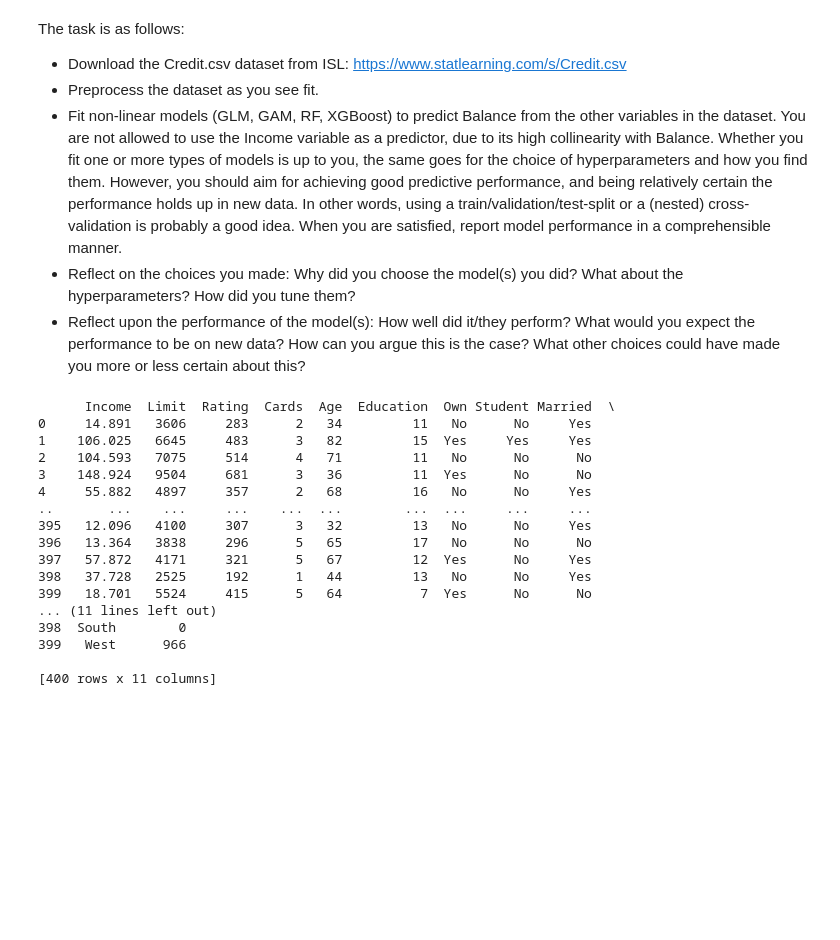
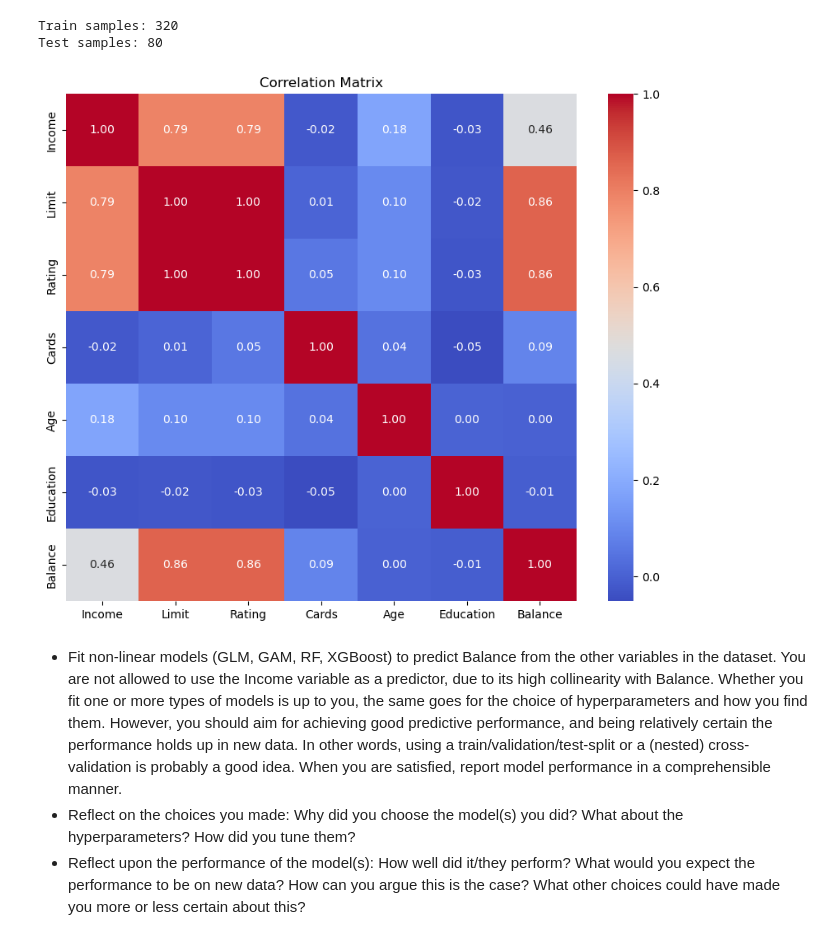
Before and after one commit to qiqin4/PSY9511, a Jupyter notebook: Assignment5.ipynb, the cells around one changed output. Cells and saved outputs as stored; diff of their text form; code cells hidden in the pictures; blank space fills up the shorter version.

```diff
--- a/Assignment5.ipynb
+++ b/Assignment5.ipynb
@@ -0,0 +5,13 @@
+# %%
+import numpy as np
+import pandas as pd
+import matplotlib.pyplot as plt
+
+# 1. Load the dataset
+df = pd.read_csv("https://www.statlearning.com/s/Credit.csv")
+
+# 2. inspect the dataframe
+print(df.head())
+print(df.info())
+print(df.describe())
+df.isnull().sum()
@@ -1,31 +48,28 @@
+# %%
+# 3. split the dataset into training and testing set
+np.random.seed(42)
+df = df.sample(frac=1.)
+train = df[:int(len(df) * 0.8)]
+test = df[int(len(df) * 0.8):]
+print(f'Train samples: {len(train)}')
+print(f'Test samples: {len(test)}')
+
+# 4: check the correlation between features
+import seaborn as sns
+import matplotlib.pyplot as plt
+
+corr = df.corr(numeric_only=True)
+plt.figure(figsize=(10, 8))
+sns.heatmap(corr, annot=True, cmap='coolwarm', fmt=".2f")
+plt.title("Correlation Matrix")
+plt.show()
+
+# 5: standardize the predictors?
+# %% [output]
+Train samples: 320
+Test samples: 80
+[figure, added]
 # %% [markdown]
-The task is as follows:
-- Download the Credit.csv dataset from ISL: https://www.statlearning.com/s/Credit.csv
-- Preprocess the dataset as you see fit.
 - Fit non-linear models (GLM, GAM, RF, XGBoost) to predict Balance from the other variables in the dataset. You are not allowed to use the Income variable as a predictor, due to its high collinearity with Balance. Whether you fit one or more types of models is up to you, the same goes for the choice of hyperparameters and how you find them. However, you should aim for achieving good predictive performance, and being relatively certain the performance holds up in new data. In other words, using a train/validation/test-split or a (nested) cross-validation is probably a good idea. When you are satisfied, report model performance in a comprehensible manner.
 - Reflect on the choices you made: Why did you choose the model(s) you did? What about the hyperparameters? How did you tune them?
 - Reflect upon the performance of the model(s): How well did it/they perform? What would you expect the performance to be on new data? How can you argue this is the case? What other choices could have made you more or less certain about this?
-# %%
-# 1: Load the dataset
-import pandas as pd
-url = "https://www.statlearning.com/s/Credit.csv"
-Credit = pd.read_csv(url)
-print(Credit)
-# %% [output]
-      Income  Limit  Rating  Cards  Age  Education  Own Student Married  \
-0     14.891   3606     283      2   34         11   No      No     Yes
-1    106.025   6645     483      3   82         15  Yes     Yes     Yes
-2    104.593   7075     514      4   71         11   No      No      No
-3    148.924   9504     681      3   36         11  Yes      No      No
-4     55.882   4897     357      2   68         16   No      No     Yes
-..       ...    ...     ...    ...  ...        ...  ...     ...     ...
-395   12.096   4100     307      3   32         13   No      No     Yes
-396   13.364   3838     296      5   65         17   No      No      No
-397   57.872   4171     321      5   67         12  Yes      No     Yes
-398   37.728   2525     192      1   44         13   No      No     Yes
-399   18.701   5524     415      5   64          7  Yes      No      No
-... (11 lines left out)
-398  South        0
-399   West      966
-
-[400 rows x 11 columns]
```
Also changed, not shown: parts of 2 cells of this notebook.
